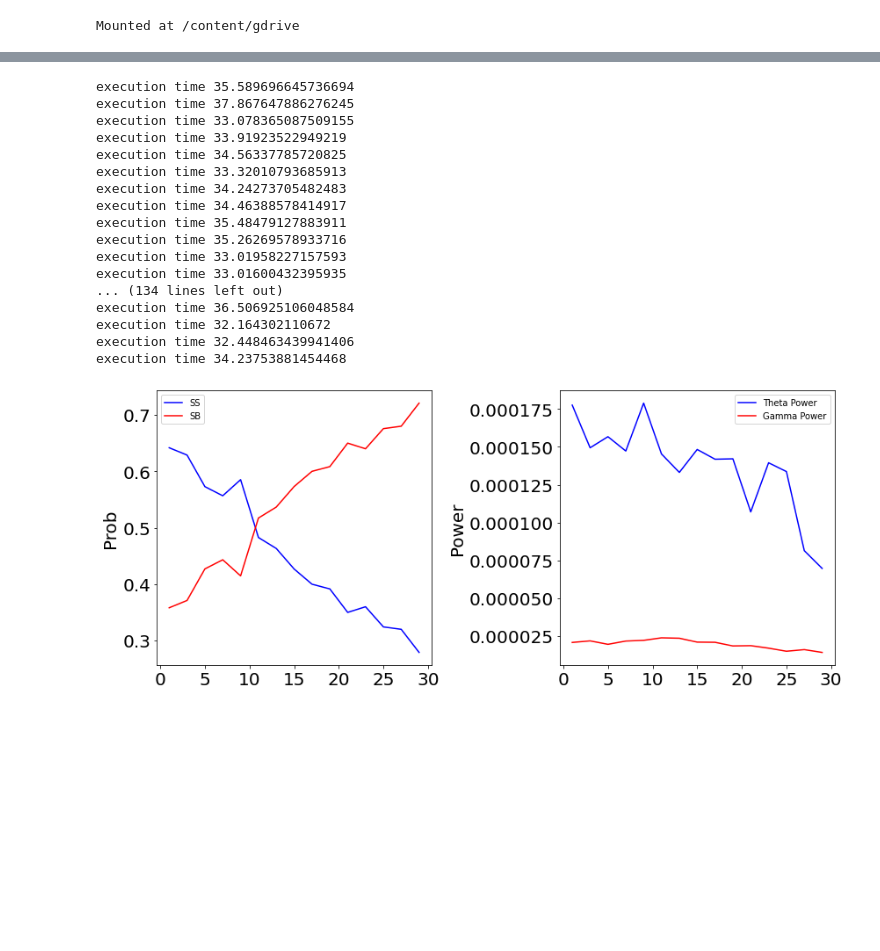
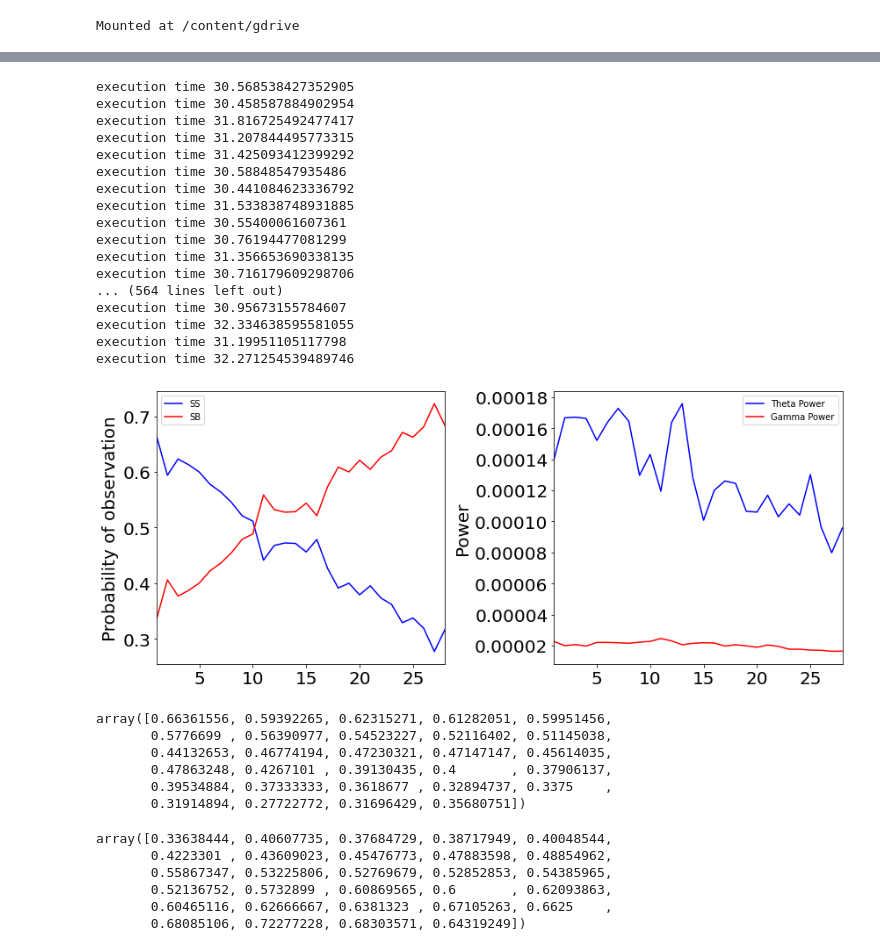
Before and after one commit to pena-rodrigo/CA1project, a Jupyter notebook: single_thetagamma_NMDA.ipynb, the cells around one changed output, grey strips where cells are left out. Saved outputs shown, nothing was run; the diff lists cells and outputs as text; code cells hidden in the pictures; blank space fills up the shorter version.

Commit message:
updates trials

```diff
--- a/single_thetagamma_NMDA.ipynb
+++ b/single_thetagamma_NMDA.ipynb
@@ -505,8 +505,8 @@ SB = []
 SS = []
 power_gamma = []
 power_theta = []
-rate_range=np.arange(1,30,2)
-trials=10
+rate_range=np.arange(1,30,1)
+trials=20
 for rate in rate_range:
   SB_T=0
   SS_T=0
@@ -591,49 +591,69 @@ for rate in rate_range:
         SB_T = SB_T + len(CSfs[0])
         SS_T = SS_T + len(SSNe[0])
 
   SB.append(SB_T/trials)
   SS.append(SS_T/trials)
 
   power_gamma.append(power_g/trials)
   power_theta.append(power_t/trials)
 
 plt.figure(figsize=(12,5))
 ax=plt.subplot(121)
 plt.plot(rate_range,SS/(np.add(SS,SB)),label='SS',color = 'b')
 plt.plot(rate_range,SB/(np.add(SS,SB)),label='SB',color = 'r')
-plt.ylabel('Prob')
+plt.ylabel('Probability of observation')
+plt.xlim([1,28])
 plt.legend()
 for item in ([ax.title, ax.xaxis.label, ax.yaxis.label] +
              ax.get_xticklabels() + ax.get_yticklabels()):
   item.set_fontsize(20)
 ax=plt.subplot(122)
 plt.plot(rate_range,power_theta,label='Theta Power',color = 'b')
 plt.plot(rate_range,power_gamma,label='Gamma Power',color = 'r')
 plt.ylabel('Power')
+plt.xlim([1,28])
 plt.legend()
 for item in ([ax.title, ax.xaxis.label, ax.yaxis.label] +
              ax.get_xticklabels() + ax.get_yticklabels()):
   item.set_fontsize(20)
 plt.tight_layout()
 
 plt.savefig(f"{images_dir}/nmda.png")
 plt.savefig(f"{images_dir}/nmda.pdf")
 # %% [output]
-execution time 35.589696645736694
-execution time 37.867647886276245
-execution time 33.078365087509155
-execution time 33.91923522949219
-execution time 34.56337785720825
-execution time 33.32010793685913
-execution time 34.24273705482483
-execution time 34.46388578414917
-execution time 35.48479127883911
-execution time 35.26269578933716
-execution time 33.01958227157593
-execution time 33.01600432395935
-... (134 lines left out)
-execution time 36.506925106048584
-execution time 32.164302110672
-execution time 32.448463439941406
-execution time 34.23753881454468
+execution time 30.568538427352905
+execution time 30.458587884902954
+execution time 31.816725492477417
+execution time 31.207844495773315
+execution time 31.425093412399292
+execution time 30.58848547935486
+execution time 30.441084623336792
+execution time 31.533838748931885
+execution time 30.55400061607361
+execution time 30.76194477081299
+execution time 31.356653690338135
+execution time 30.716179609298706
+... (564 lines left out)
+execution time 30.95673155784607
+execution time 32.334638595581055
+execution time 31.19951105117798
+execution time 32.271254539489746
-[figure, old version]
+[figure, new version]
+# %%
+SS/(np.add(SS,SB))
+# %% [output]
+array([0.66361556, 0.59392265, 0.62315271, 0.61282051, 0.59951456,
+       0.5776699 , 0.56390977, 0.54523227, 0.52116402, 0.51145038,
+       0.44132653, 0.46774194, 0.47230321, 0.47147147, 0.45614035,
+       0.47863248, 0.4267101 , 0.39130435, 0.4       , 0.37906137,
+       0.39534884, 0.37333333, 0.3618677 , 0.32894737, 0.3375    ,
+       0.31914894, 0.27722772, 0.31696429, 0.35680751])
+# %%
+SB/(np.add(SS,SB))
+# %% [output]
+array([0.33638444, 0.40607735, 0.37684729, 0.38717949, 0.40048544,
+       0.4223301 , 0.43609023, 0.45476773, 0.47883598, 0.48854962,
+       0.55867347, 0.53225806, 0.52769679, 0.52852853, 0.54385965,
+       0.52136752, 0.5732899 , 0.60869565, 0.6       , 0.62093863,
+       0.60465116, 0.62666667, 0.6381323 , 0.67105263, 0.6625    ,
+       0.68085106, 0.72277228, 0.68303571, 0.64319249])
```
Also changed, not shown: parts of 5 cells of this notebook.
